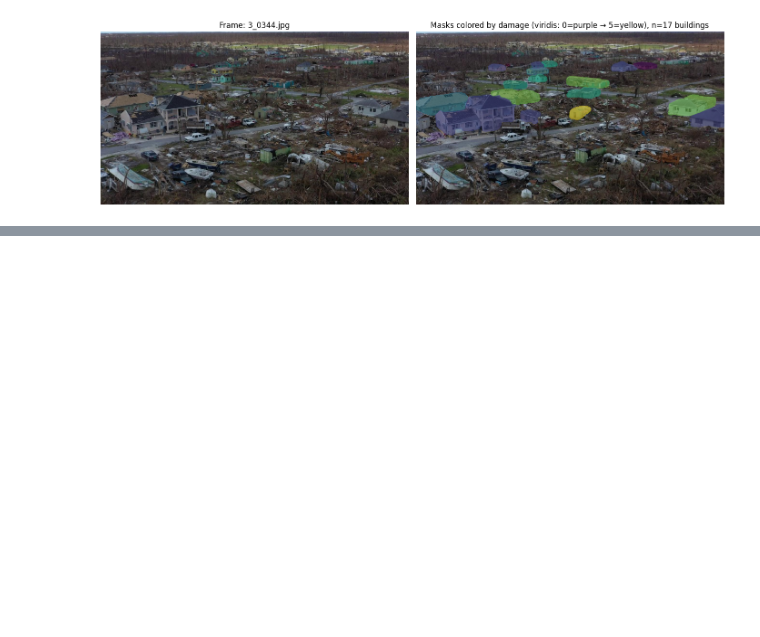
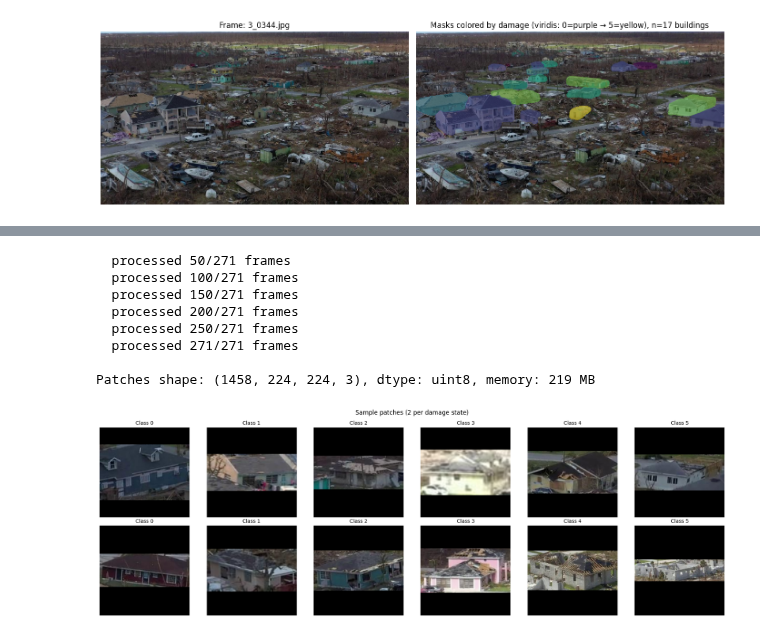
Before and after one commit to zachshotwell/AI-FinalProject-GroupSCR, a Jupyter notebook: DoriaNETProject/DoriaNET.ipynb, the cells around one changed output, grey strips where cells are left out. Saved outputs shown, nothing was run; the diff lists cells and outputs as text; code cells hidden in the pictures; blank space fills up the shorter version.

Commit message:
Train/val/test split, patch extraction

```diff
--- a/DoriaNETProject/DoriaNET.ipynb
+++ b/DoriaNETProject/DoriaNET.ipynb
@@ -361,0 +419,53 @@ plt.tight_layout(); plt.show()
+# %%
+def extract_patch(frame, mask_bool, size=224):
+    """Crop frame to mask bbox, pad to square, resize to (size, size). Returns uint8."""
+    rows = np.where(np.any(mask_bool, axis=1))[0]
+    cols = np.where(np.any(mask_bool, axis=0))[0]
+    r0, r1 = rows[0], rows[-1]
+    c0, c1 = cols[0], cols[-1]
+    crop = frame[r0:r1+1, c0:c1+1]
+
+    h, w = crop.shape[:2]
+    side = max(h, w)
+    out = np.zeros((side, side, 3), dtype=np.uint8)
+    out[(side - h) // 2 : (side - h) // 2 + h,
+        (side - w) // 2 : (side - w) // 2 + w] = crop
+
+    return tf.image.resize(out, (size, size), method="bilinear").numpy().astype(np.uint8)
+
+
+patches = np.zeros((len(df), 224, 224, 3), dtype=np.uint8)
+n_frames = df["frame_name"].nunique()
+
+for i, (fname, group) in enumerate(df.groupby("frame_name")):
+    frame = plt.imread(FRAME_DIR / fname)
+    for idx, row in group.iterrows():
+        mask = plt.imread(MASK_DIR / row["mask_name"])
+        mb = mask.mean(axis=-1) > 127 if mask.ndim == 3 else mask > 127
+        patches[idx] = extract_patch(frame, mb, size=224)
+    if (i + 1) % 50 == 0 or i + 1 == n_frames:
+        print(f"  processed {i+1}/{n_frames} frames")
+
+print(f"\nPatches shape: {patches.shape}, dtype: {patches.dtype}, "
+      f"memory: {patches.nbytes / 1e6:.0f} MB")
+
+# Sanity check: 2 patches per damage class
+fig, axes = plt.subplots(2, 6, figsize=(18, 6))
+for cls in range(6):
+    cls_idxs = df[df["damage"] == cls].sample(2, random_state=42).index.tolist()
+    for r, ix in enumerate(cls_idxs):
+        axes[r, cls].imshow(patches[ix])
+        axes[r, cls].set_title(f"Class {cls}", fontsize=10)
+        axes[r, cls].axis("off")
+plt.suptitle("Sample patches (2 per damage state)")
+plt.tight_layout(); plt.show()
+# %% [output]
+  processed 50/271 frames
+  processed 100/271 frames
+  processed 150/271 frames
+  processed 200/271 frames
+  processed 250/271 frames
+  processed 271/271 frames
+
+Patches shape: (1458, 224, 224, 3), dtype: uint8, memory: 219 MB
+[figure, added]
```
Also changed, not shown: parts of 3 cells of this notebook.
